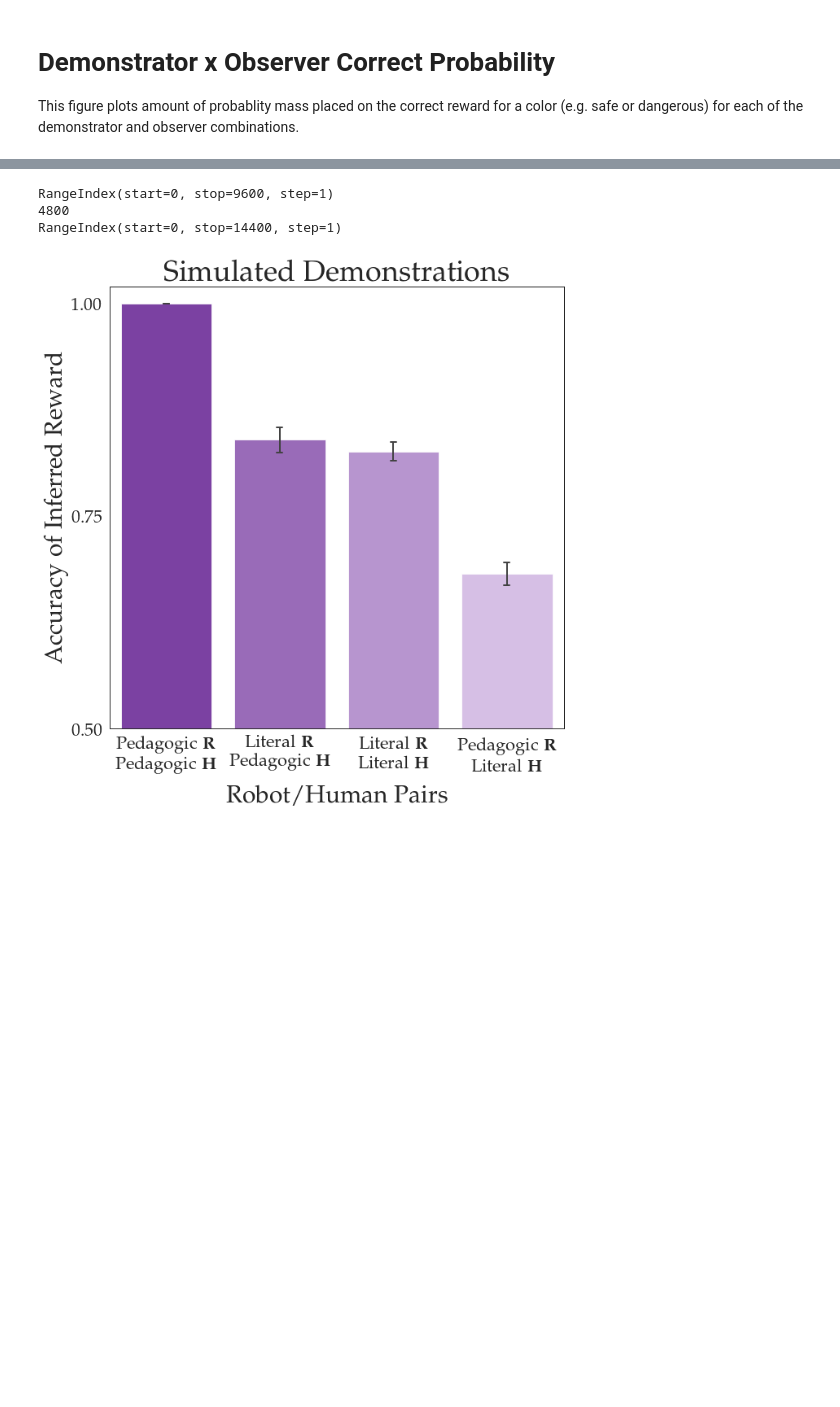
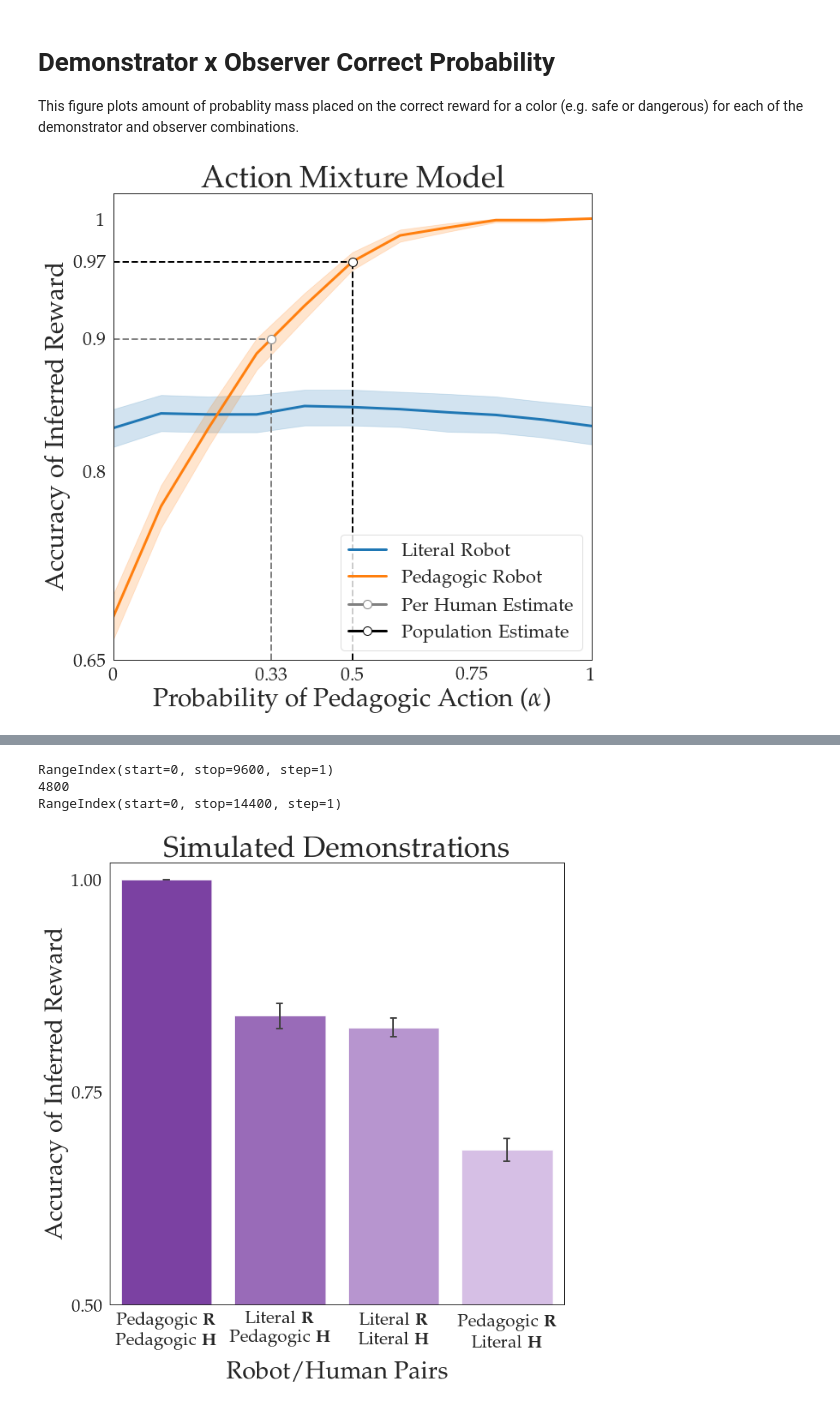
Before and after one commit to smilli/pedagogy-exps, a Jupyter notebook: Visualizations.ipynb, the cells around one changed output, grey strips where cells are left out. Cells and saved outputs as stored; diff of their text form; code cells hidden in the pictures; blank space fills up the shorter version.

```diff
--- a/Visualizations.ipynb
+++ b/Visualizations.ipynb
@@ -129,0 +138,38 @@ def plot_mixture(data, mixtures, title='', filename=None):
+# %%
+def plot_mixture_acts(data, title='', filename=None):
+    fig, ax = plt.subplots(figsize=(10, 10))
+    showing_data = data[data['demonstrator'] == 'showing']
+    g = sns.lineplot(data=showing_data, y='correct', x='mixture', hue='observer'),
+                     #marker='o', markersize=10)#, markerfacecolor='white')
+    ax.set_ylabel('Accuracy of Inferred Reward')
+    ax.set_xlabel('Probability of Pedagogic Action (' + r'$\alpha$' + ')')
+    ymin, ymax = 0.65, 1.02
+    ax.set_ylim(ymin, ymax)
+    ax.set_xlim(0, 1)
+
+    px = ax.lines[1].get_xdata()
+    py = ax.lines[1].get_ydata()
+    # Plot per individual point
+    human_y = 0.90445
+    human_x = np.interp(human_y, py, px)
+    human_line_color = 'gray'
+    plt.hlines(y=human_y, xmin=0, xmax=human_x, color=human_line_color, linestyle='--', linewidth=2)
+    plt.vlines(x=human_x, ymin=ymin, ymax=human_y, color=human_line_color, linestyle='--', linewidth=2)
+    ax.plot(human_x, human_y, marker='o', markersize=10, markerfacecolor='white', color=human_line_color, label='Per Human Estimate')
+
+    # Plot population point
+    pop_x = 0.5
+    pop_y = np.interp(pop_x, px, py)
+    pop_line_color = 'black'
+    plt.vlines(x=pop_x, ymin=ymin, ymax=pop_y, color=pop_line_color, linestyle='--', linewidth=2)
+    plt.hlines(y=pop_y, xmin=0, xmax=pop_x, color=pop_line_color, linestyle='--', linewidth=2)
+    ax.plot(pop_x, pop_y, marker='o', markersize=10, markerfacecolor='white', color=pop_line_color, label='Population Estimate')
+    plt.title(title)
+
+    human_xlabel = np.round(human_x, 2)
+    plt.yticks([0.65, 0.8, human_y, pop_y, 1], [0.65, 0.8, np.round(human_y, 2), np.round(pop_y, 2), 1])
+    plt.xticks([0, human_x, pop_x, 0.75, 1], [0, human_xlabel, pop_x, 0.75, 1])
+    handles, labels = ax.get_legend_handles_labels()
+    ax.legend(handles[1:], ['Literal Robot', 'Pedagogic Robot', 'Per Human Estimate', 'Population Estimate'], loc='lower right')
+    if filename is not None:
+        fig.savefig('/Users/smitha/proj/ml/human_misspec/figs/pedagogy/{0}.pdf'.format(filename))
@@ -130 +254,7 @@ def plot_mixture(data, mixtures, title='', filename=None):
+# %%
+mixture_x_data = load_data(path_to_mixture_data_x)
+# %%
+plot_mixture_acts(mixture_x_data, title='Action Mixture Model', filename='mixture_acts')
+# %% [output]
+[figure, added]
 # %%
```
Also changed, not shown: parts of 15 cells of this notebook, 8 other files.
